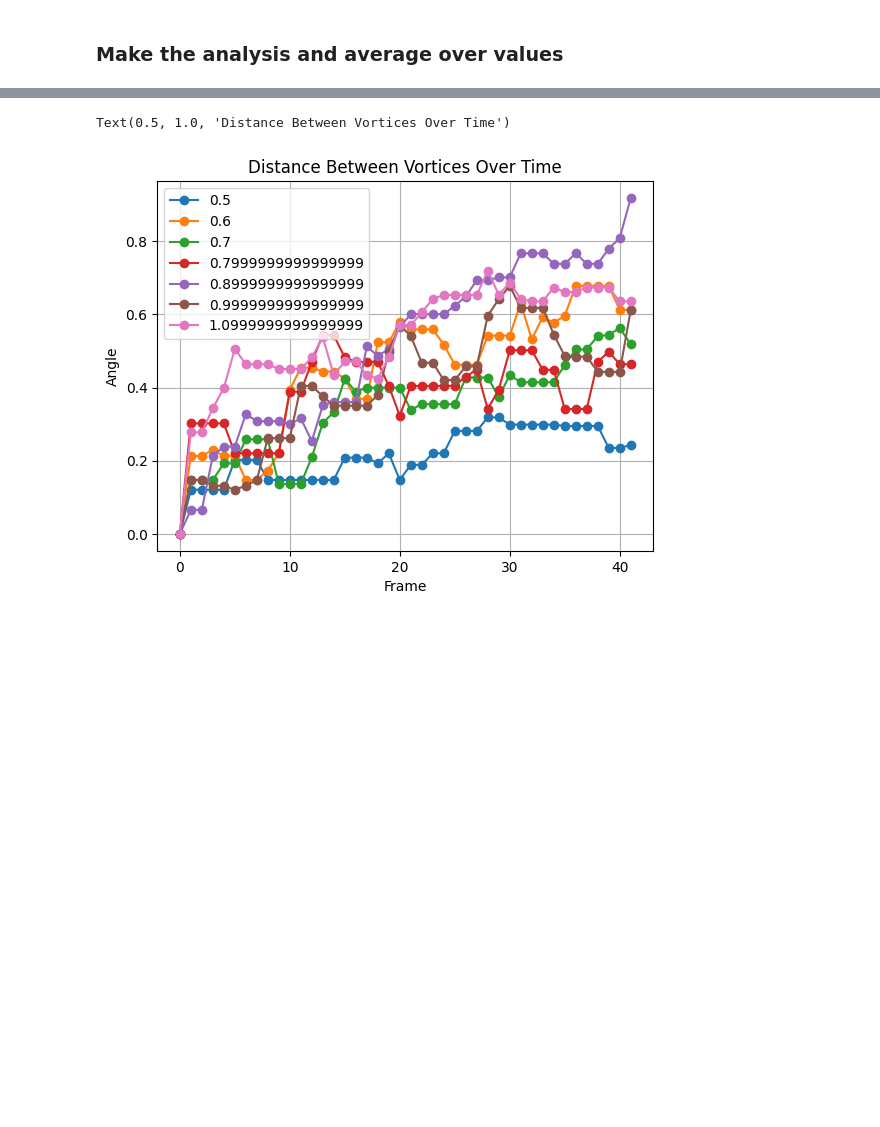
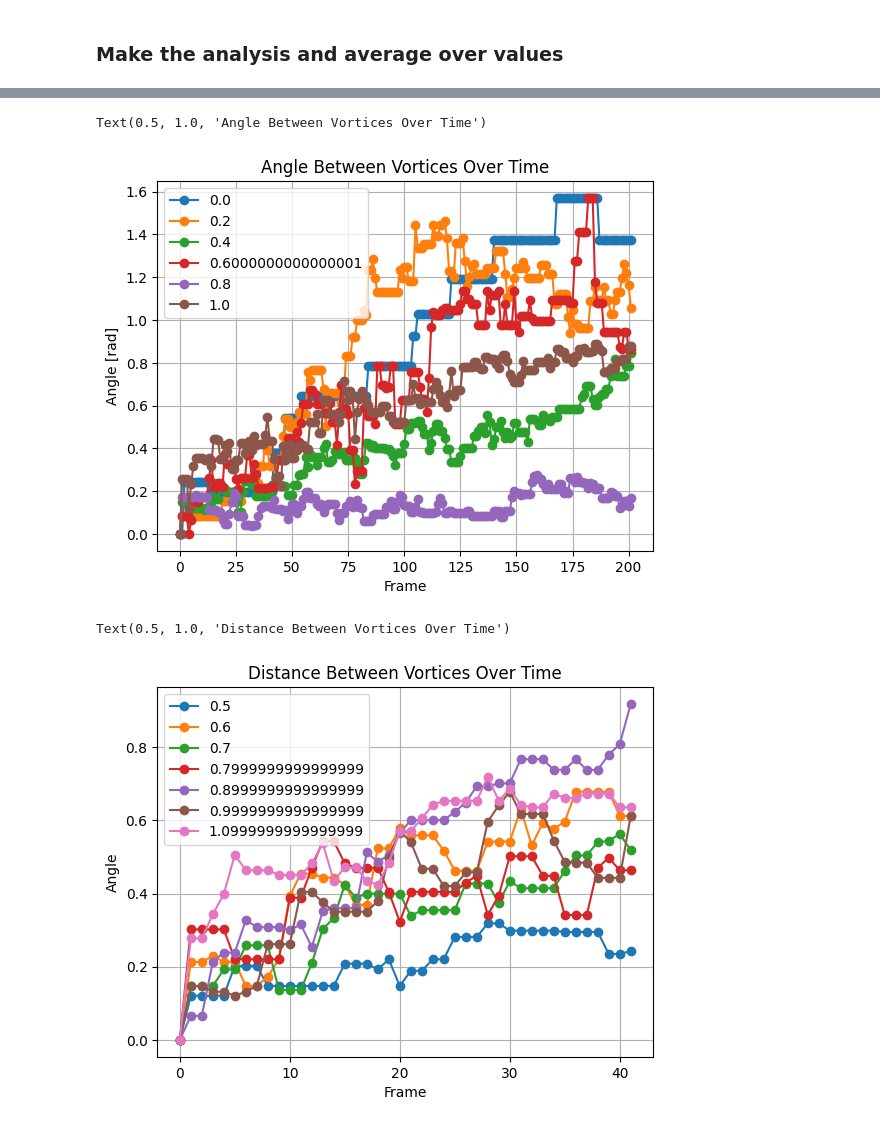
Before and after one commit to easuit24/BECs2, a Jupyter notebook: vortextemperatureanalysis.ipynb, the cells around one changed output, grey strips where cells are left out. Cells and saved outputs as stored; diff of their text form; code cells hidden in the pictures; blank space fills up the shorter version.

```diff
--- a/vortextemperatureanalysis.ipynb
+++ b/vortextemperatureanalysis.ipynb
@@ -145,3 +176,15 @@ Text(0.5, 1.0, 'Distance Between Vortices Over Time')
+# %%
+plt.figure()
+for i in range(len(c.angles)):
+    plt.plot( c.angles[i], label = c.temperatures[i], marker = 'o')
+plt.grid(True)
+plt.legend()
+plt.xlabel("Frame")
+plt.ylabel("Angle [rad]")
+plt.title("Angle Between Vortices Over Time")
+# %% [output]
+Text(0.5, 1.0, 'Angle Between Vortices Over Time')
+[figure, added]
 # %%
 plt.figure()
 for i in range(len(c.distances)):
```
Also changed, not shown: parts of 6 cells of this notebook, 1 other file.
